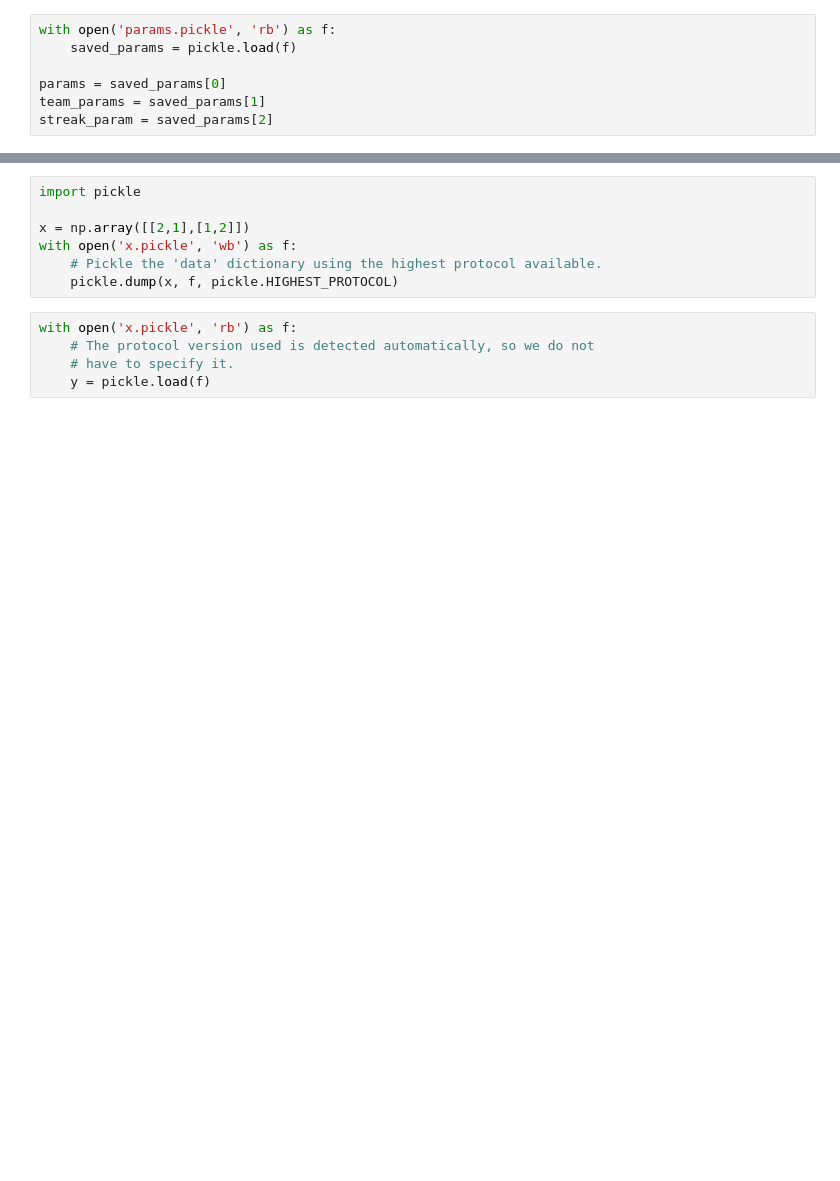
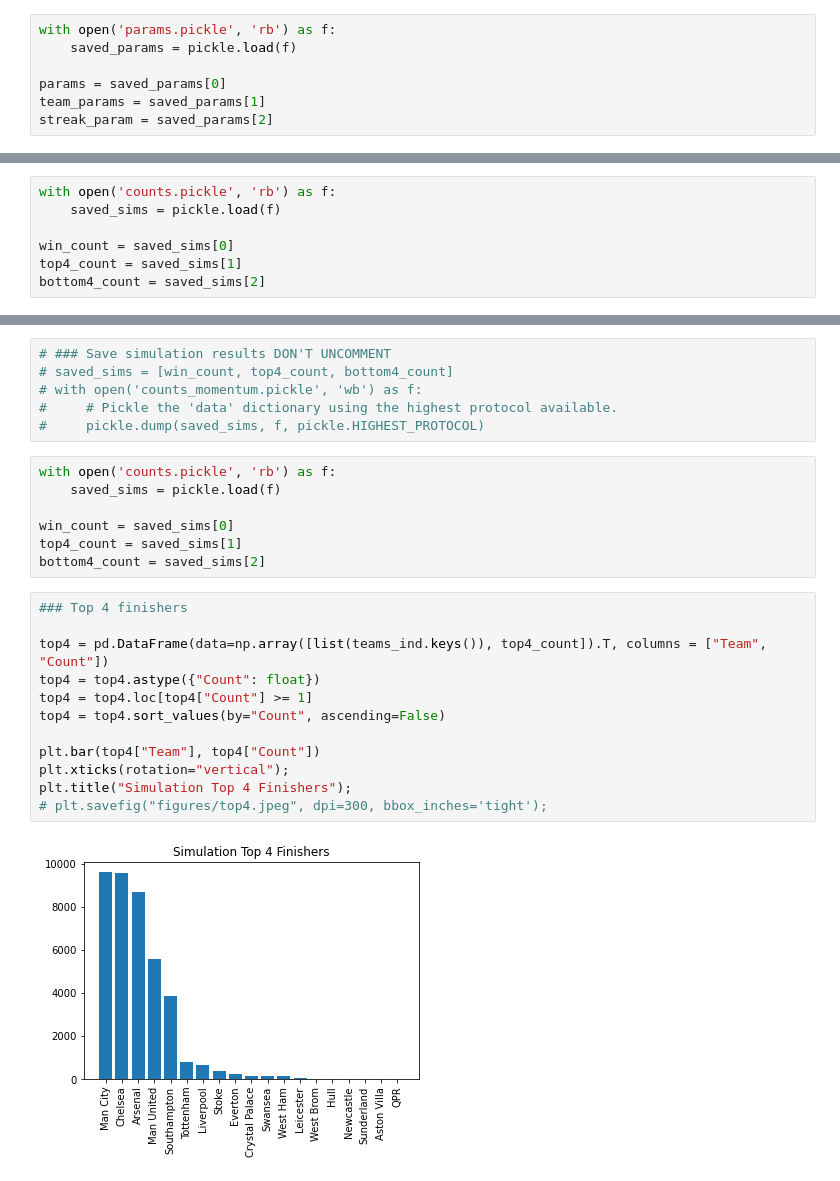
Before and after one commit to lanele73/apm348-project, a Jupyter notebook: analysis.ipynb, the cells around one changed output, grey strips where cells are left out. Saved outputs shown, nothing was run; the diff lists cells and outputs as text; blank space fills up the shorter version.

Commit message:
Save simulation results

```diff
--- a/analysis.ipynb
+++ b/analysis.ipynb
@@ -157,3 +162,10 @@ for i in tqdm(range(num_iters)):
+# %%
+with open('counts.pickle', 'rb') as f:
+    saved_sims = pickle.load(f)
+
+win_count = saved_sims[0]
+top4_count = saved_sims[1]
+bottom4_count = saved_sims[2]
 # %%
 ### Top 4 finishers
 
@@ -193,12 +230,27 @@ plt.title("Simulation Champions");
 # %%
-import pickle
-
-x = np.array([[2,1],[1,2]])
-with open('x.pickle', 'wb') as f:
-    # Pickle the 'data' dictionary using the highest protocol available.
-    pickle.dump(x, f, pickle.HIGHEST_PROTOCOL)
+# ### Save simulation results DON'T UNCOMMENT
+# saved_sims = [win_count, top4_count, bottom4_count]
+# with open('counts_momentum.pickle', 'wb') as f:
+#     # Pickle the 'data' dictionary using the highest protocol available.
+#     pickle.dump(saved_sims, f, pickle.HIGHEST_PROTOCOL)
-# %%
-with open('x.pickle', 'rb') as f:
-    # The protocol version used is detected automatically, so we do not
-    # have to specify it.
-    y = pickle.load(f)
+# %%
+with open('counts.pickle', 'rb') as f:
+    saved_sims = pickle.load(f)
+
+win_count = saved_sims[0]
+top4_count = saved_sims[1]
+bottom4_count = saved_sims[2]
+# %%
+### Top 4 finishers
+
+top4 = pd.DataFrame(data=np.array([list(teams_ind.keys()), top4_count]).T, columns = ["Team", "Count"])
+top4 = top4.astype({"Count": float})
+top4 = top4.loc[top4["Count"] >= 1]
+top4 = top4.sort_values(by="Count", ascending=False)
+
+plt.bar(top4["Team"], top4["Count"])
+plt.xticks(rotation="vertical");
+plt.title("Simulation Top 4 Finishers");
+# plt.savefig("figures/top4.jpeg", dpi=300, bbox_inches='tight');
+# %% [output]
+[figure, added]
```
Also changed, not shown: parts of 12 cells of this notebook, 6 other files.
